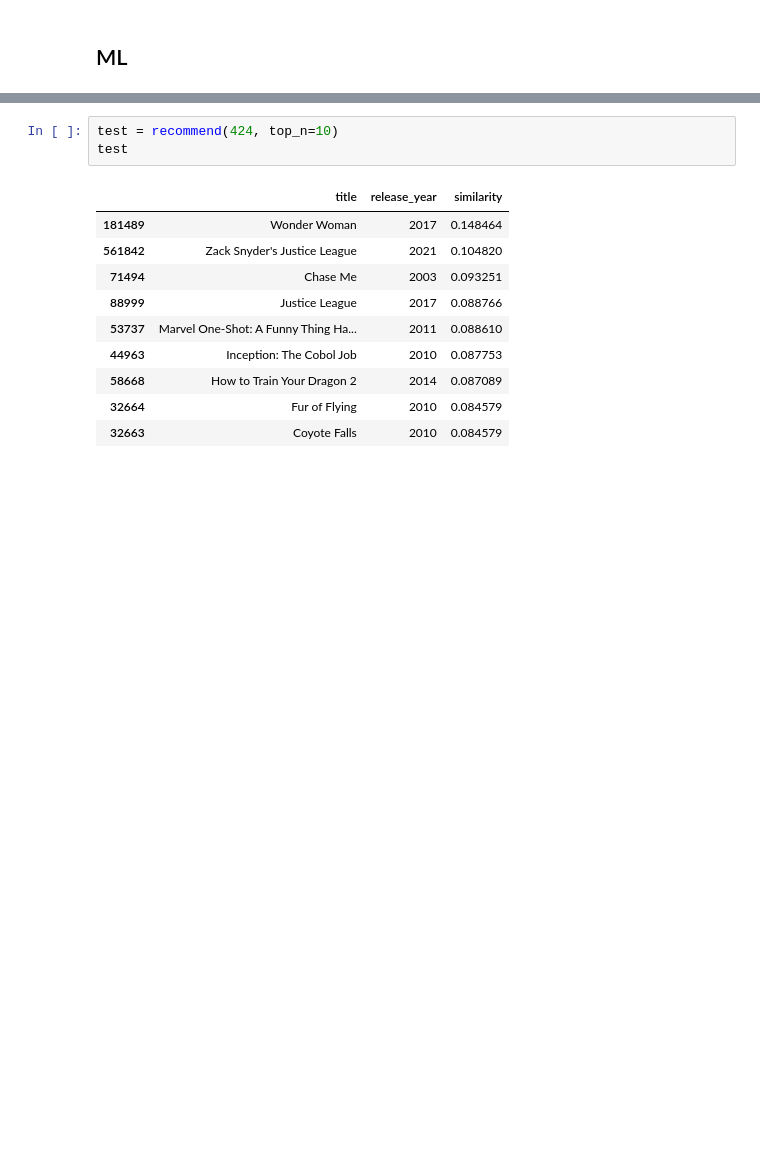
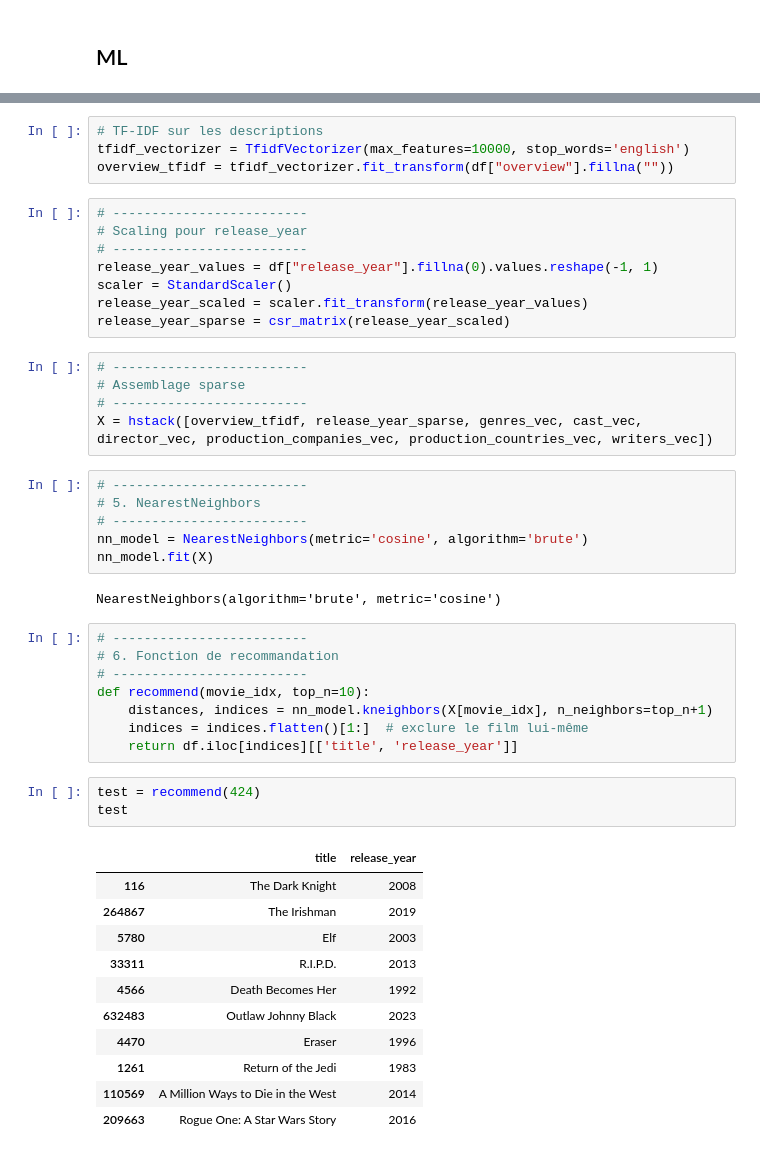
Before and after one commit to cadam-pro/movie-recommender-2, a Jupyter notebook: notebooks/clean.ipynb, the cells around one changed output, grey strips where cells are left out. Cells and saved outputs as stored; diff of their text form; blank space fills up the shorter version.

Commit message:
[UPDATE] NearestNeighbors, but more light

```diff
--- a/notebooks/clean.ipynb
+++ b/notebooks/clean.ipynb
@@ -217,14 +167,48 @@ def recommend(movie_idx, top_n=10):
+# %%
+# TF-IDF sur les descriptions
+tfidf_vectorizer = TfidfVectorizer(max_features=10000, stop_words='english')
+overview_tfidf = tfidf_vectorizer.fit_transform(df["overview"].fillna(""))
+# %%
+# -------------------------
+# Scaling pour release_year
+# -------------------------
+release_year_values = df["release_year"].fillna(0).values.reshape(-1, 1)
+scaler = StandardScaler()
+release_year_scaled = scaler.fit_transform(release_year_values)
+release_year_sparse = csr_matrix(release_year_scaled)
+# %%
+# -------------------------
+# Assemblage sparse
+# -------------------------
+X = hstack([overview_tfidf, release_year_sparse, genres_vec, cast_vec, director_vec, production_companies_vec, production_countries_vec, writers_vec])
+# %%
+# -------------------------
+# 5. NearestNeighbors
+# -------------------------
+nn_model = NearestNeighbors(metric='cosine', algorithm='brute')
+nn_model.fit(X)
+# %% [output]
+NearestNeighbors(algorithm='brute', metric='cosine')
+# %%
+# -------------------------
+# 6. Fonction de recommandation
+# -------------------------
+def recommend(movie_idx, top_n=10):
+    distances, indices = nn_model.kneighbors(X[movie_idx], n_neighbors=top_n+1)
+    indices = indices.flatten()[1:]  # exclure le film lui-même
+    return df.iloc[indices][['title', 'release_year']]
 # %%
-test = recommend(424, top_n=10)
+test = recommend(424)
 test
 # %% [output]
-|  | title | release_year | similarity |
-| 181489 | Wonder Woman | 2017 | 0.148464 |
-| 561842 | Zack Snyder's Justice League | 2021 | 0.104820 |
-| 71494 | Chase Me | 2003 | 0.093251 |
-| 88999 | Justice League | 2017 | 0.088766 |
-| 53737 | Marvel One-Shot: A Funny Thing Ha... | 2011 | 0.088610 |
-| 44963 | Inception: The Cobol Job | 2010 | 0.087753 |
-| 58668 | How to Train Your Dragon 2 | 2014 | 0.087089 |
-| 32664 | Fur of Flying | 2010 | 0.084579 |
-| 32663 | Coyote Falls | 2010 | 0.084579 |
+|  | title | release_year |
+| 116 | The Dark Knight | 2008 |
+| 264867 | The Irishman | 2019 |
+| 5780 | Elf | 2003 |
+| 33311 | R.I.P.D. | 2013 |
+| 4566 | Death Becomes Her | 1992 |
+| 632483 | Outlaw Johnny Black | 2023 |
+| 4470 | Eraser | 1996 |
+| 1261 | Return of the Jedi | 1983 |
+| 110569 | A Million Ways to Die in the West | 2014 |
+| 209663 | Rogue One: A Star Wars Story | 2016 |
```
Also changed, not shown: parts of 12 cells of this notebook.
